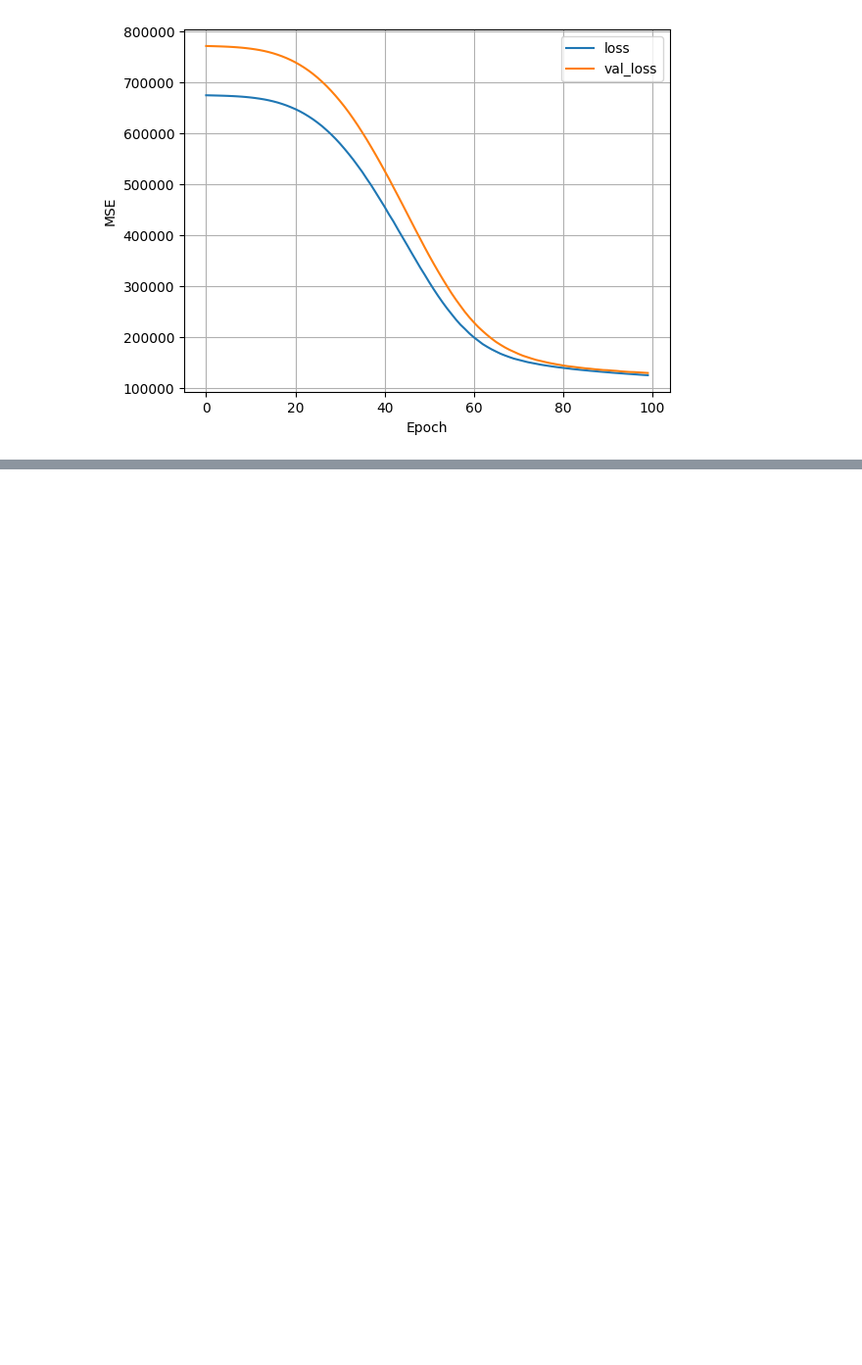
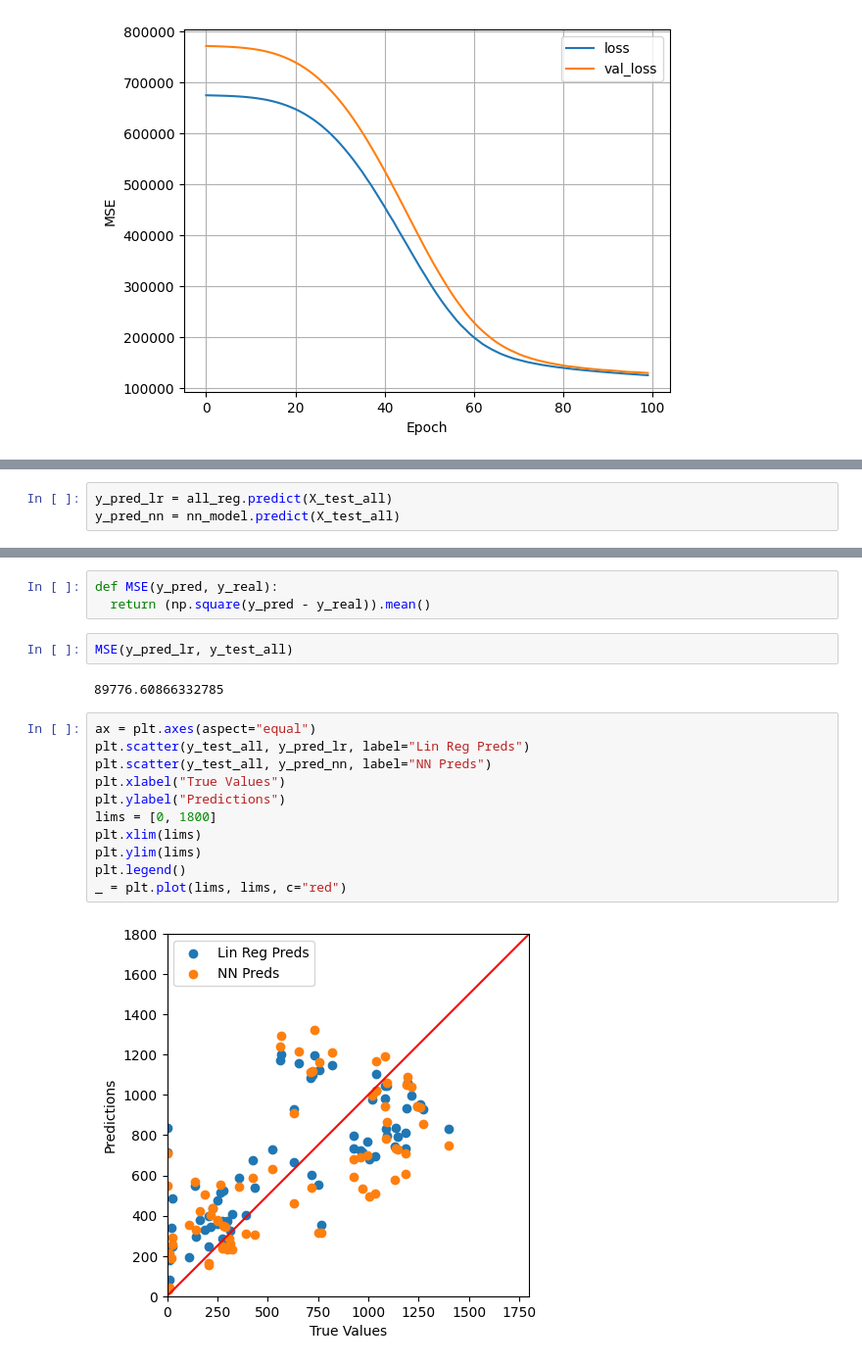
Before and after one commit to eddyzevallos12/Bike-Demand-Prediction, a Jupyter notebook: Bikes_regression.ipynb, the cells around one changed output, grey strips where cells are left out. Shown: that part at 98% size. Drawn from its saved outputs; the diff is of its cells as text; blank space fills up the shorter version.

```diff
--- a/Bikes_regression.ipynb
+++ b/Bikes_regression.ipynb
@@ -225,0 +228,3 @@ plot_loss(history)
+# %%
+y_pred_lr = all_reg.predict(X_test_all)
+y_pred_nn = nn_model.predict(X_test_all)
@@ -225,0 +233,20 @@ plot_loss(history)
+# %%
+def MSE(y_pred, y_real):
+  return (np.square(y_pred - y_real)).mean()
+# %%
+MSE(y_pred_lr, y_test_all)
+# %% [output]
+89776.60866332785
+# %%
+ax = plt.axes(aspect="equal")
+plt.scatter(y_test_all, y_pred_lr, label="Lin Reg Preds")
+plt.scatter(y_test_all, y_pred_nn, label="NN Preds")
+plt.xlabel("True Values")
+plt.ylabel("Predictions")
+lims = [0, 1800]
+plt.xlim(lims)
+plt.ylim(lims)
+plt.legend()
+_ = plt.plot(lims, lims, c="red")
+# %% [output]
+[figure, added]
```
Also changed, not shown: parts of 2 cells of this notebook.
